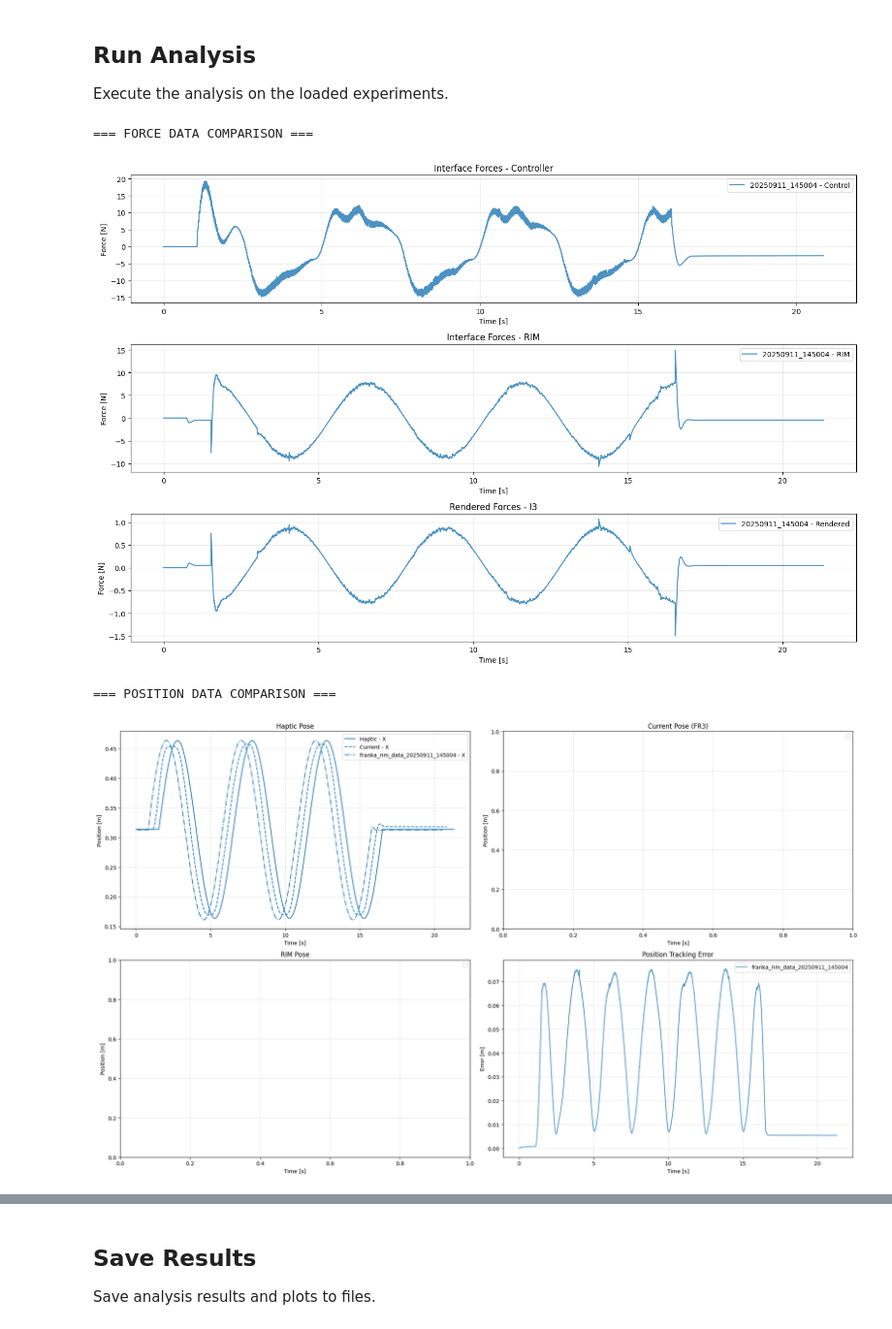
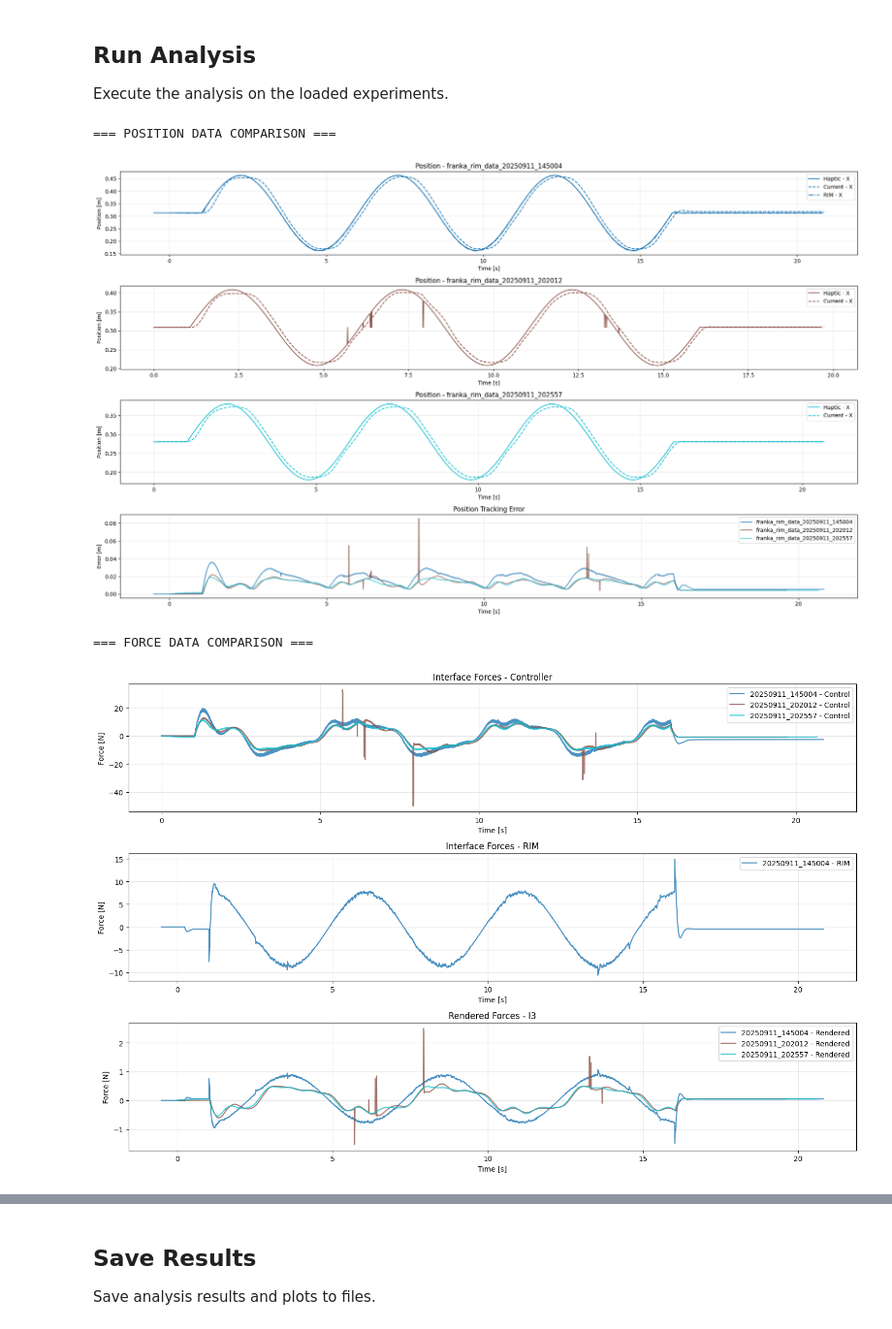
Before and after one commit to McGill-Applied-Dynamics-Lab/adl-ros2, a Jupyter notebook: scripts/rim_data_analysis.ipynb, the cells around one changed output, grey strips where cells are left out. Shown at 97% size. Drawn from its saved outputs; the diff is of its cells as text; code cells hidden in the pictures.

```diff
--- a/scripts/rim_data_analysis.ipynb
+++ b/scripts/rim_data_analysis.ipynb
@@ -106,6 +144,9 @@ Specify which experiments you want to analyze and load their data.
 EXPERIMENTS_TO_ANALYZE = [
     "franka_rim_data_20250911_145004",
     # "franka_rim_data_20250911_185005",
+    "franka_rim_data_20250911_202012",
+    "franka_rim_data_20250911_202557",
+
 ]
 
 # If no experiments specified, use the most recent ones
@@ -178,17 +205,12 @@ def plot_force_comparison(experiments_data, save_path=None):
         rim_force_df = dataframes.get("rim_force")
         rendered_force_df = dataframes.get("rendered_force")
 
-        # Normalize timestamps
-        rendered_force_df = normalize_timestamps(rendered_force_df)
-
         color = colors[i]
         label = exp_name.replace("franka_rim_data_", "")
 
         #! Plots
         # Control force
         if fr3_force_df is not None:
-            fr3_force_df = normalize_timestamps(fr3_force_df)
-
             axes[0].plot(
                 fr3_force_df["timestamp_seconds"],
                 fr3_force_df["force_x"],
@@ -209,8 +231,6 @@ def plot_force_comparison(experiments_data, save_path=None):
 
         # RIM force
         if rim_force_df is not None:
-            rim_force_df = normalize_timestamps(rim_force_df)
-
             axes[1].plot(
                 rim_force_df["timestamp_seconds"],
                 rim_force_df["force_x"],
@@ -221,8 +241,6 @@ def plot_force_comparison(experiments_data, save_path=None):
             )
 
         if rendered_force_df is not None:
-            rendered_force_df = normalize_timestamps(rendered_force_df)
-
             axes[2].plot(
                 rendered_force_df["timestamp_seconds"],
                 rendered_force_df["force_y"],
@@ -430,9 +394,10 @@ def analyze_tracking_performance(experiments_data):
             print(f"Missing pose data for {exp_name}, skipping tracking analysis")
             continue
 
-        # Normalize timestamps
-        haptic_pose_df = normalize_timestamps(haptic_pose_df)
-        current_pose_df = normalize_timestamps(current_pose_df)
+        # Check if timestamps are already normalized
+        if "timestamp_seconds" not in haptic_pose_df.columns or "timestamp_seconds" not in current_pose_df.columns:
+            print(f"Warning: {exp_name} data not normalized, skipping tracking analysis")
+            continue
 
         # Interpolate current pose to match haptic pose timestamps
         current_pose_interp = (
@@ -570,40 +535,40 @@ Execute the analysis on the loaded experiments.
 # %%
 # Import datetime for saving results
 from datetime import datetime
 
 # Analyze all experiments
 if experiments_data:
+    print("\n=== POSITION DATA COMPARISON ===")
+    plot_position_comparison(experiments_data)
+
     print("=== FORCE DATA COMPARISON ===")
     plot_force_comparison(experiments_data)
 
-    print("\n=== POSITION DATA COMPARISON ===")
-    plot_position_comparison(experiments_data)
-
-    print("\n=== DATA STRUCTURE DEBUG ===")
-    # Debug: check the structure of the dataframes
-    for exp_name, exp_data in experiments_data.items():
-        print(f"\n{exp_name} DataFrame columns:")
-        for df_name, df in exp_data["dataframes"].items():
-            print(f"  {df_name}: {list(df.columns)}")
+    # print("\n=== DATA STRUCTURE DEBUG ===")
+    # # Debug: check the structure of the dataframes
+    # for exp_name, exp_data in experiments_data.items():
+    #     print(f"\n{exp_name} DataFrame columns:")
+    #     for df_name, df in exp_data["dataframes"].items():
+    #         print(f"  {df_name}: {list(df.columns)}")
 
     print("\n=== TRACKING PERFORMANCE ANALYSIS ===")
     tracking_analysis = analyze_tracking_performance(experiments_data)
 
     if tracking_analysis:
         stats_df = plot_tracking_error_comparison(tracking_analysis)
         print("\nTracking Statistics Summary:")
         print(stats_df)
 
         # # Save results
         # timestamp = datetime.now().strftime("%Y%m%d_%H%M%S")
         # results_file = DATA_DIR / f"tracking_analysis_{timestamp}.csv"
         # stats_df.to_csv(results_file, index=False)
         # print(f"\nResults saved to: {results_file}")
 
 else:
     print("No experiment data found to analyze!")
 # %% [output]
-=== FORCE DATA COMPARISON ===
+=== POSITION DATA COMPARISON ===
-[figure, old version]
+[figure, new version]
-=== POSITION DATA COMPARISON ===
+=== FORCE DATA COMPARISON ===
-[figure, old version]
+[figure, new version]
```
Also changed, not shown: parts of 5 cells of this notebook, 3 other files.
